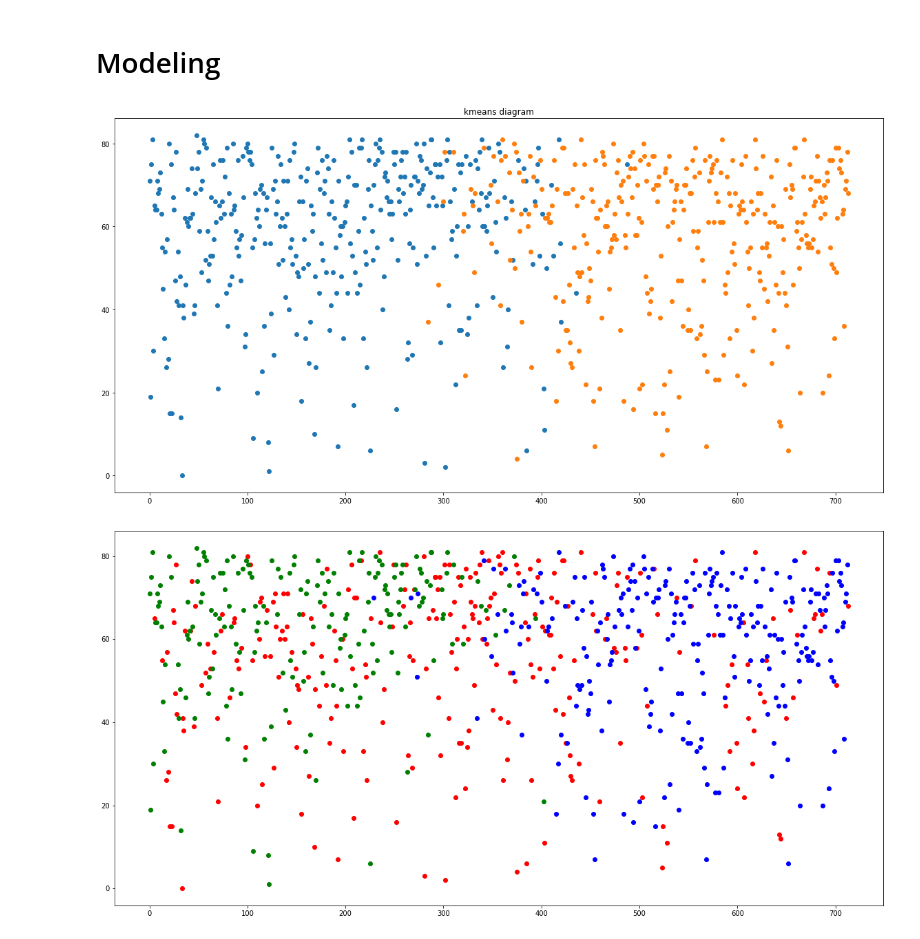
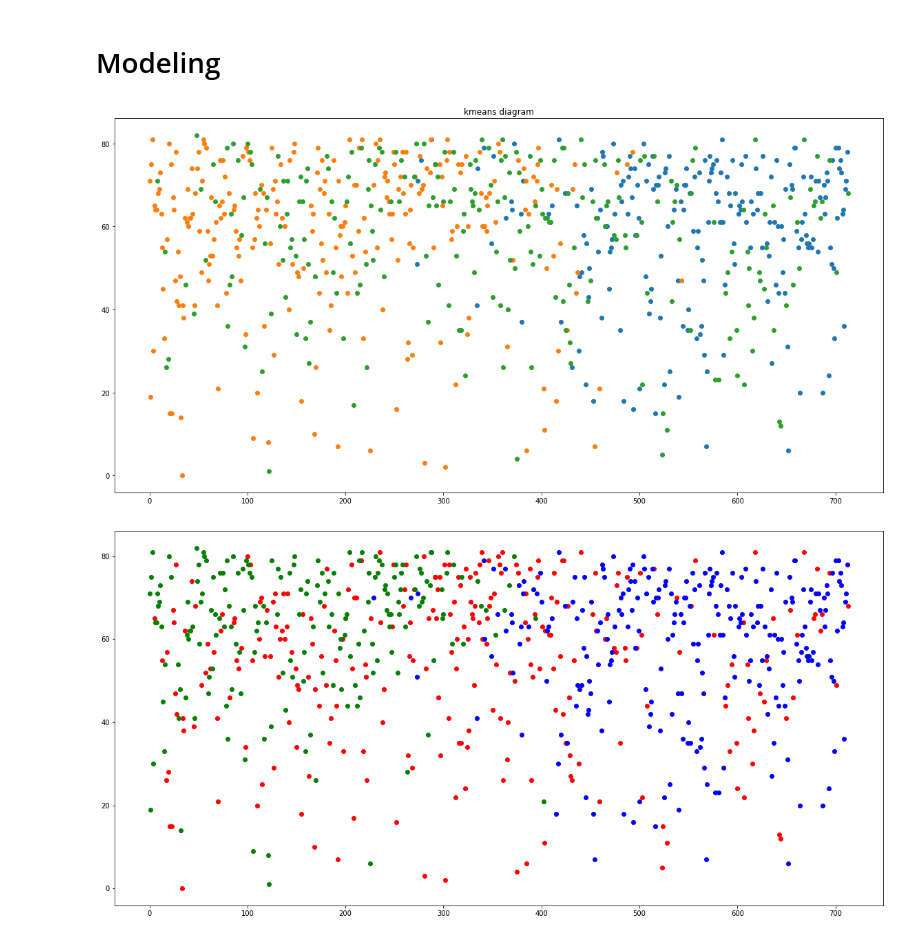
Before and after one commit to YossefEFM/CodeClause_MovieAnalysis, a Jupyter notebook: MovieAnalysis.ipynb, the cells around one changed output. Drawn from its saved outputs; the diff is of its cells as text; code cells hidden in the pictures.

```diff
--- a/MovieAnalysis.ipynb
+++ b/MovieAnalysis.ipynb
@@ -263,17 +263,17 @@ for items in data.columns:
 # Modeling
 # %%
 # Modeling by Kmeans with 2 clusters
-kmeans = KMeans(n_clusters=2).fit_predict(data[:])
+kmeans = KMeans(n_clusters=3).fit_predict(data[:])
 data = np.array(data)
 labels = np.unique(kmeans)
 plt.figure(figsize=(20,10))
 for i in labels: #iterates to filter the data according to each unique class one iteration at a time
 #(filters and keeps the data points that belong to clutser label i)
     plt.scatter(data[kmeans == i,0],data[kmeans == i,1],label = i)
 plt.title("kmeans diagram")
 plt.show()
 # %% [output]
-[figure, old version]
+[figure, new version]
 # %%
 # Modeling using Agglomerative clustring
 agg_clustering = AgglomerativeClustering(n_clusters = 3, affinity = 'euclidean', linkage = 'ward')
```
